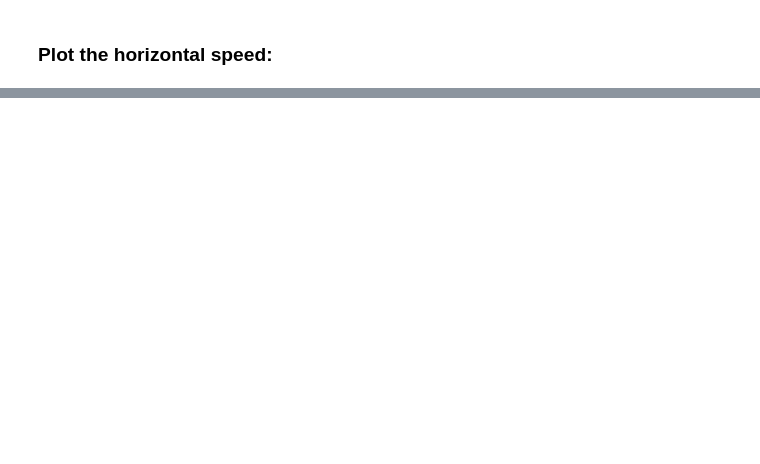
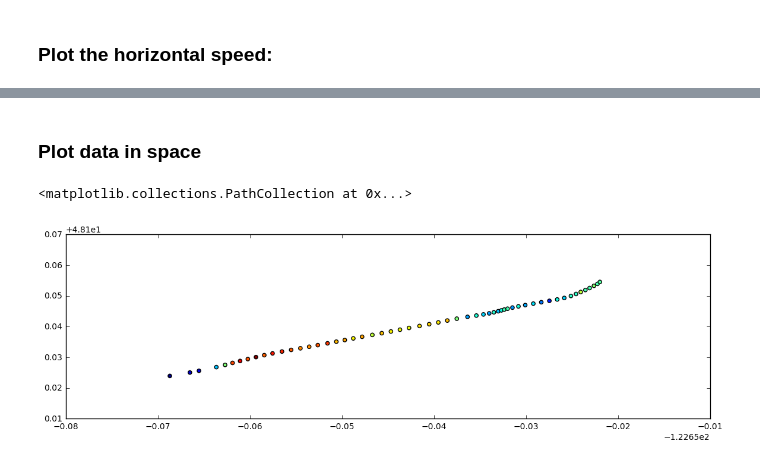
Before and after one commit to mguerrap/tydal, a Jupyter notebook: Data/data_download/FerryDataExploration.ipynb, the cells around one changed output, grey strips where cells are left out. Drawn from its saved outputs; the diff is of its cells as text; code cells hidden in the pictures; blank space fills up the shorter version.

```diff
--- a/Data/data_download/FerryDataExploration.ipynb
+++ b/Data/data_download/FerryDataExploration.ipynb
@@ -93,0 +106,8 @@ plt.gca().invert_yaxis()
+# %% [markdown]
+### Plot data in space
+# %%
+plt.figure(figsize=(14,4))
+plt.scatter(data_A2016.longitude,data_A2016.latitude,c=data_depth.Horizontal_speed)
+# %% [output]
+<matplotlib.collections.PathCollection at 0x...>
+[figure, added]
```
Also changed, not shown: parts of 7 cells of this notebook, 1 other file.
